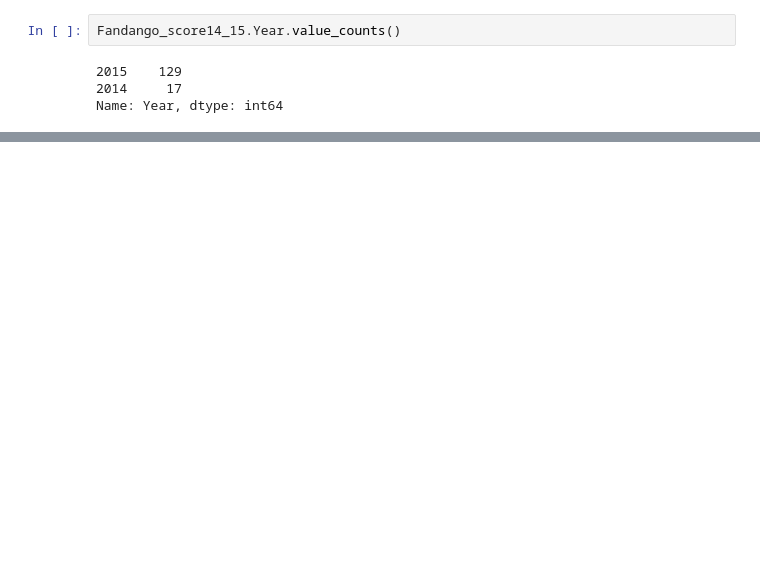
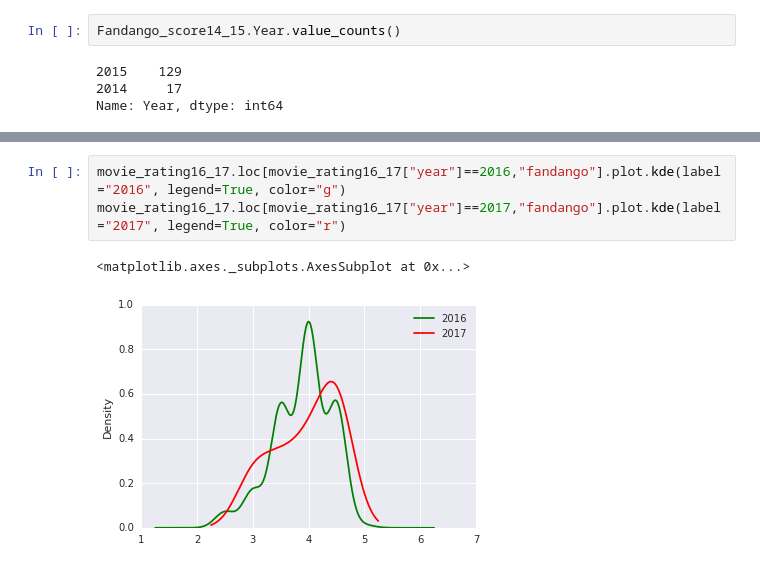
Before and after one commit to OlgaRomanova0709/Statistical-projects, a Jupyter notebook: Fandango Movie Ratings/Basics.ipynb, the cells around one changed output, grey strips where cells are left out. Drawn from its saved outputs; the diff is of its cells as text; blank space fills up the shorter version.

```diff
--- a/Fandango Movie Ratings/Basics.ipynb
+++ b/Fandango Movie Ratings/Basics.ipynb
@@ -82,0 +208,6 @@ KeyError: "['YearFandango_Stars'] not in index"
+# %%
+movie_rating16_17.loc[movie_rating16_17["year"]==2016,"fandango"].plot.kde(label="2016", legend=True, color="g")
+movie_rating16_17.loc[movie_rating16_17["year"]==2017,"fandango"].plot.kde(label="2017", legend=True, color="r")
+# %% [output]
+<matplotlib.axes._subplots.AxesSubplot at 0x...>
+[figure, added]
```
Also changed, not shown: parts of 36 cells of this notebook.
